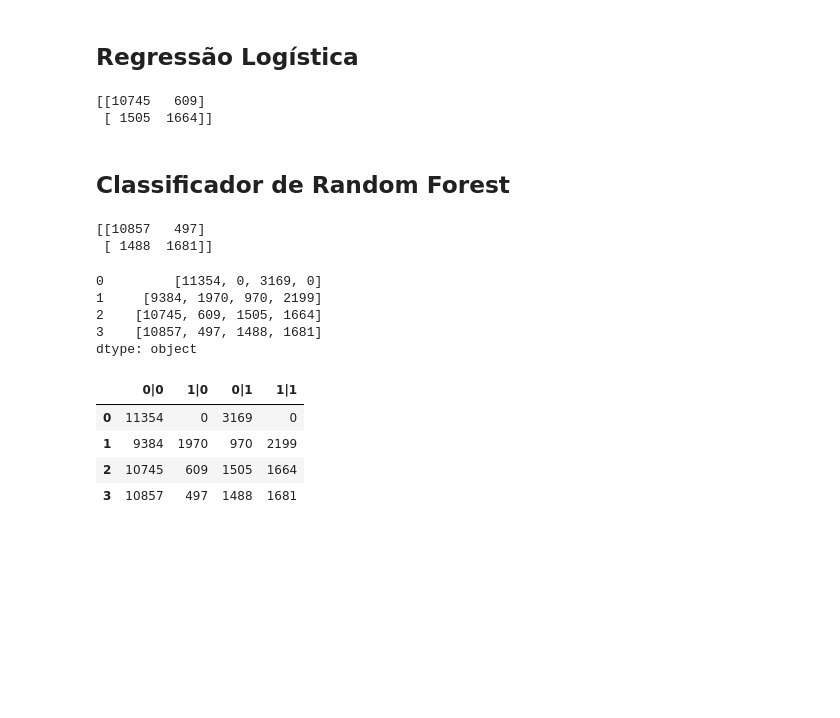
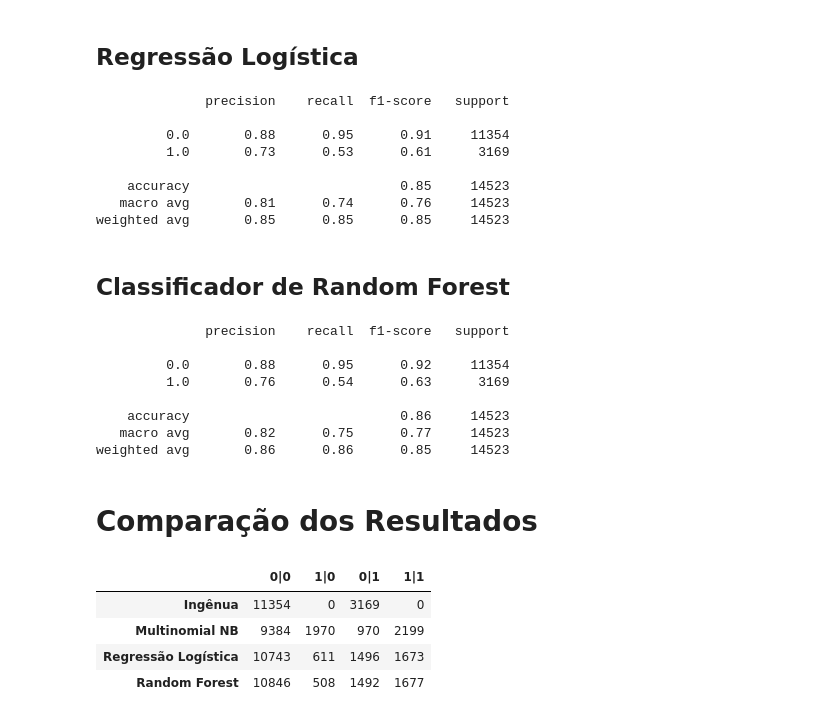
Before and after one commit to rstellet8/p2-datamining, a Jupyter notebook: rainNb.ipynb, the cells around one changed output. Cells and saved outputs as stored; diff of their text form; code cells hidden in the pictures; blank space fills up the shorter version.

```diff
--- a/rainNb.ipynb
+++ b/rainNb.ipynb
@@ -135,7 +152,7 @@ mnbData = data_reduced
 ColToNormalize = ["MinTemp", "MaxTemp", "Temp9am", "Temp3pm"]
 mnbData[ColToNormalize] = minmax_scale(mnbData[ColToNormalize])
 
-x_train, x_test, y_train, y_test = train_test_split(mnbdata.iloc[:, :-1], mnbdata.iloc[:, -1], random_state=0)
+x_train, x_test, y_train, y_test = train_test_split(mnbData.iloc[:, :-1], mnbData.iloc[:, -1], random_state=0)
 
 MultiNB = MultinomialNB().fit(x_train, y_train)
 mnbCM = confusion_matrix(y_test, MultiNB.predict(x_test))
@@ -155,10 +172,17 @@ x_train, x_test, y_train, y_test = train_test_split(LogRegData.iloc[:, :-1], Log
 
 LogReg = LogisticRegression(max_iter=1000).fit(x_train, y_train)
 logregCM = confusion_matrix(y_test, LogReg.predict(x_test))
-print(logregCM)
+
+print(classification_report(y_test, LogReg.predict(x_test)))
 # %% [output]
-[[10745   609]
- [ 1505  1664]]
+              precision    recall  f1-score   support
+
+         0.0       0.88      0.95      0.91     11354
+         1.0       0.73      0.53      0.61      3169
+
+    accuracy                           0.85     14523
+   macro avg       0.81      0.74      0.76     14523
+weighted avg       0.85      0.85      0.85     14523
 # %% [markdown]
 ## Classificador de Random Forest
 # %%
@@ -169,25 +193,29 @@ rfrData = data_reduced
 x_train, x_test, y_train, y_test = train_test_split(rfrData.iloc[:, :-1], rfrData.iloc[:, -1], random_state=0)
 rfr = RandomForestClassifier().fit(x_train, y_train)
 rfrCM = confusion_matrix(y_test, rfr.predict(x_test))
-print(rfrCM)
+
+print(classification_report(y_test, rfr.predict(x_test)))
 # %% [output]
-[[10857   497]
- [ 1488  1681]]
+              precision    recall  f1-score   support
+
+         0.0       0.88      0.95      0.92     11354
+         1.0       0.76      0.54      0.63      3169
+
+    accuracy                           0.86     14523
+   macro avg       0.82      0.75      0.77     14523
+weighted avg       0.86      0.86      0.85     14523
+# %% [markdown]
+# Comparação dos Resultados
 # %%
 resultados = pd.Series([naiveCM, mnbCM, logregCM, rfrCM])
 resultados = resultados.apply(lambda x: x.reshape(1, 4)[0])
-resultados
+
+pd.DataFrame(resultados.to_list(),
+ columns=["0|0", "1|0", "0|1", "1|1"],
+ index=["Ingênua", "Multinomial NB", "Regressão Logística", "Random Forest"])
 # %% [output]
-0         [11354, 0, 3169, 0]
-1     [9384, 1970, 970, 2199]
-2    [10745, 609, 1505, 1664]
-3    [10857, 497, 1488, 1681]
-dtype: object
+|  | 0|0 | 1|0 | 0|1 | 1|1 |
+| Ingênua | 11354 | 0 | 3169 | 0 |
+| Multinomial NB | 9384 | 1970 | 970 | 2199 |
+| Regressão Logística | 10743 | 611 | 1496 | 1673 |
+| Random Forest | 10846 | 508 | 1492 | 1677 |
-# %%
-pd.DataFrame(resultados.to_list(), columns=["0|0", "1|0", "0|1", "1|1"])
-# %% [output]
-|  | 0|0 | 1|0 | 0|1 | 1|1 |
-| 0 | 11354 | 0 | 3169 | 0 |
-| 1 | 9384 | 1970 | 970 | 2199 |
-| 2 | 10745 | 609 | 1505 | 1664 |
-| 3 | 10857 | 497 | 1488 | 1681 |
```
Also changed, not shown: parts of 5 cells of this notebook.
